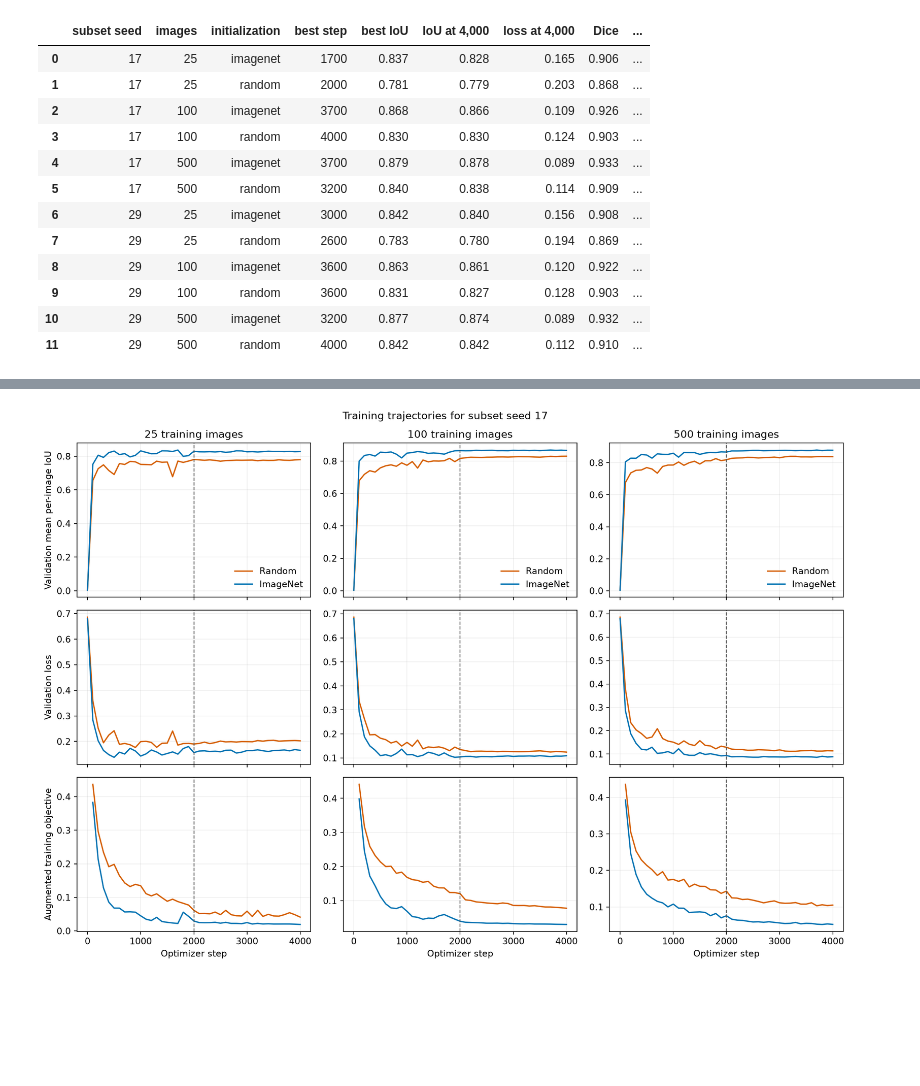
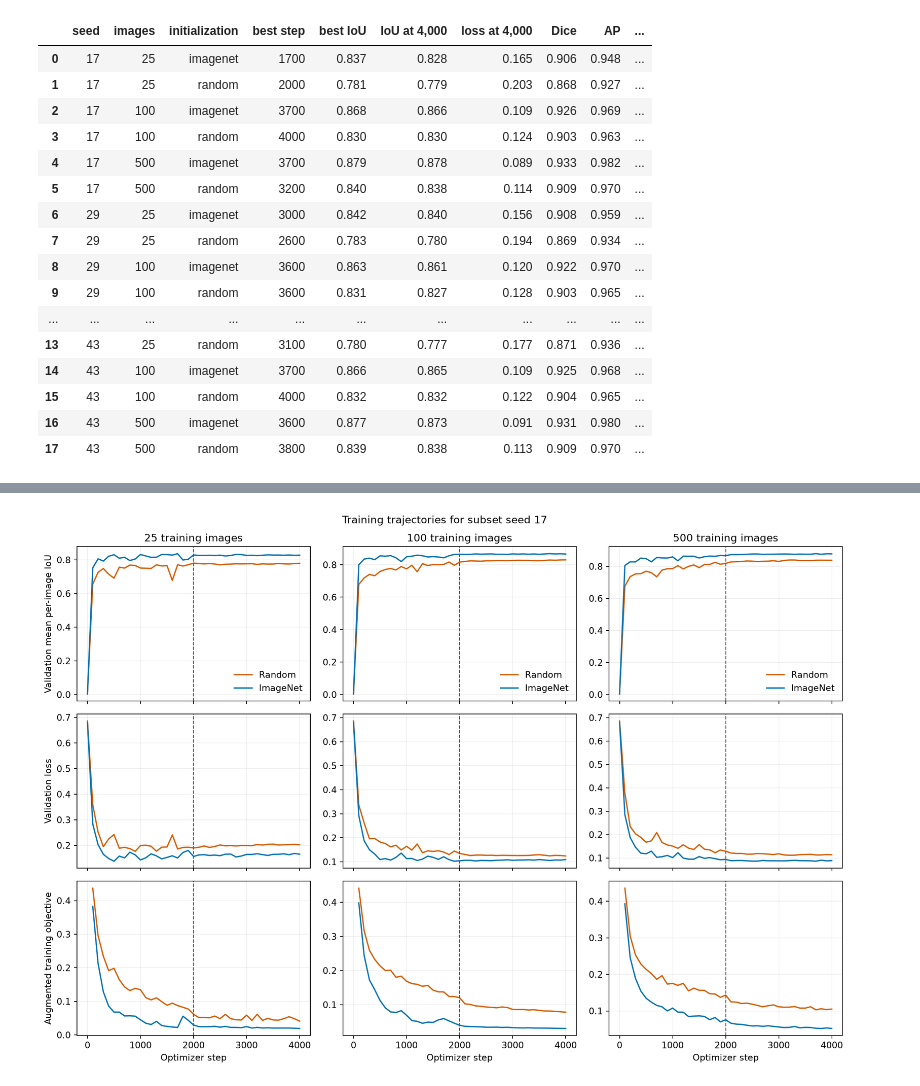
Before and after one commit to manuelmiddendorf/data-efficient-roof-segmentation, a Jupyter notebook: notebooks/04_data_efficiency.ipynb, the cells around one changed output, grey strips where cells are left out. Cells and saved outputs as stored; diff of their text form; code cells hidden in the pictures; blank space fills up the shorter version.

```diff
--- a/notebooks/04_data_efficiency.ipynb
+++ b/notebooks/04_data_efficiency.ipynb
@@ -57,30 +65,35 @@ The selected checkpoint is the measured step with highest validation IoU. The fi
 # %%
-result_columns = {
-    'subset_seed': 'subset seed', 'training_size': 'images',
+columns = {
+    'subset_seed': 'seed', 'training_size': 'images',
     'initialization': 'initialization', 'best_step': 'best step',
     'best_validation_iou': 'best IoU', 'iou_step_4000': 'IoU at 4,000',
     'validation_loss_step_4000': 'loss at 4,000',
     'selected_validation_dice': 'Dice', 'selected_validation_ap': 'AP',
     'total_minutes': 'total min',
 }
-display(RESULTS[list(result_columns)].rename(columns=result_columns).style.format({
-    'best IoU': '{:.3f}', 'IoU at 4,000': '{:.3f}', 'loss at 4,000': '{:.3f}',
-    'Dice': '{:.3f}', 'AP': '{:.3f}', 'total min': '{:.1f}',
+display(RESULTS[list(columns)].rename(columns=columns).style.format({
+    'best IoU': '{:.3f}', 'IoU at 4,000': '{:.3f}',
+    'loss at 4,000': '{:.3f}', 'Dice': '{:.3f}', 'AP': '{:.3f}',
+    'total min': '{:.1f}',
 }))
 # %% [output]
-|  | subset seed | images | initialization | best step | best IoU | IoU at 4,000 | loss at 4,000 | Dice | ... |
-| 0 | 17 | 25 | imagenet | 1700 | 0.837 | 0.828 | 0.165 | 0.906 | ... |
-| 1 | 17 | 25 | random | 2000 | 0.781 | 0.779 | 0.203 | 0.868 | ... |
-| 2 | 17 | 100 | imagenet | 3700 | 0.868 | 0.866 | 0.109 | 0.926 | ... |
-| 3 | 17 | 100 | random | 4000 | 0.830 | 0.830 | 0.124 | 0.903 | ... |
-| 4 | 17 | 500 | imagenet | 3700 | 0.879 | 0.878 | 0.089 | 0.933 | ... |
-| 5 | 17 | 500 | random | 3200 | 0.840 | 0.838 | 0.114 | 0.909 | ... |
-| 6 | 29 | 25 | imagenet | 3000 | 0.842 | 0.840 | 0.156 | 0.908 | ... |
-| 7 | 29 | 25 | random | 2600 | 0.783 | 0.780 | 0.194 | 0.869 | ... |
-| 8 | 29 | 100 | imagenet | 3600 | 0.863 | 0.861 | 0.120 | 0.922 | ... |
-| 9 | 29 | 100 | random | 3600 | 0.831 | 0.827 | 0.128 | 0.903 | ... |
-| 10 | 29 | 500 | imagenet | 3200 | 0.877 | 0.874 | 0.089 | 0.932 | ... |
-| 11 | 29 | 500 | random | 4000 | 0.842 | 0.842 | 0.112 | 0.910 | ... |
+|  | seed | images | initialization | best step | best IoU | IoU at 4,000 | loss at 4,000 | Dice | AP | ... |
+| 0 | 17 | 25 | imagenet | 1700 | 0.837 | 0.828 | 0.165 | 0.906 | 0.948 | ... |
+| 1 | 17 | 25 | random | 2000 | 0.781 | 0.779 | 0.203 | 0.868 | 0.927 | ... |
+| 2 | 17 | 100 | imagenet | 3700 | 0.868 | 0.866 | 0.109 | 0.926 | 0.969 | ... |
+| 3 | 17 | 100 | random | 4000 | 0.830 | 0.830 | 0.124 | 0.903 | 0.963 | ... |
+| 4 | 17 | 500 | imagenet | 3700 | 0.879 | 0.878 | 0.089 | 0.933 | 0.982 | ... |
+| 5 | 17 | 500 | random | 3200 | 0.840 | 0.838 | 0.114 | 0.909 | 0.970 | ... |
+| 6 | 29 | 25 | imagenet | 3000 | 0.842 | 0.840 | 0.156 | 0.908 | 0.959 | ... |
+| 7 | 29 | 25 | random | 2600 | 0.783 | 0.780 | 0.194 | 0.869 | 0.934 | ... |
+| 8 | 29 | 100 | imagenet | 3600 | 0.863 | 0.861 | 0.120 | 0.922 | 0.970 | ... |
+| 9 | 29 | 100 | random | 3600 | 0.831 | 0.827 | 0.128 | 0.903 | 0.965 | ... |
+| ... | ... | ... | ... | ... | ... | ... | ... | ... | ... | ... |
+| 13 | 43 | 25 | random | 3100 | 0.780 | 0.777 | 0.177 | 0.871 | 0.936 | ... |
+| 14 | 43 | 100 | imagenet | 3700 | 0.866 | 0.865 | 0.109 | 0.925 | 0.968 | ... |
+| 15 | 43 | 100 | random | 4000 | 0.832 | 0.832 | 0.122 | 0.904 | 0.965 | ... |
+| 16 | 43 | 500 | imagenet | 3600 | 0.877 | 0.873 | 0.091 | 0.931 | 0.980 | ... |
+| 17 | 43 | 500 | random | 3800 | 0.839 | 0.838 | 0.113 | 0.909 | 0.970 | ... |
 # %%
 display(Image(filename=ROOT / 'reports/figures/data_efficiency_summary.png'))
 # %% [output]
```
Also changed, not shown: parts of 33 cells of this notebook, 25 other files.
